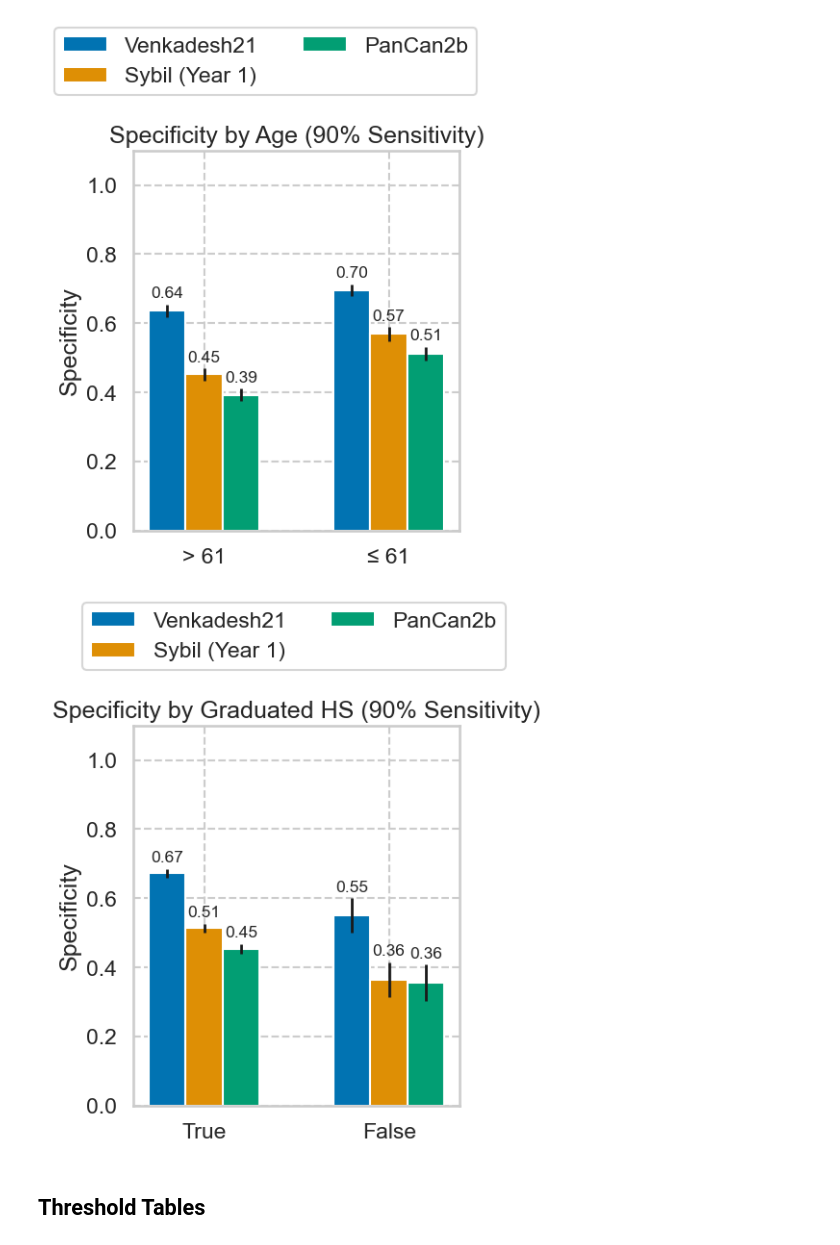
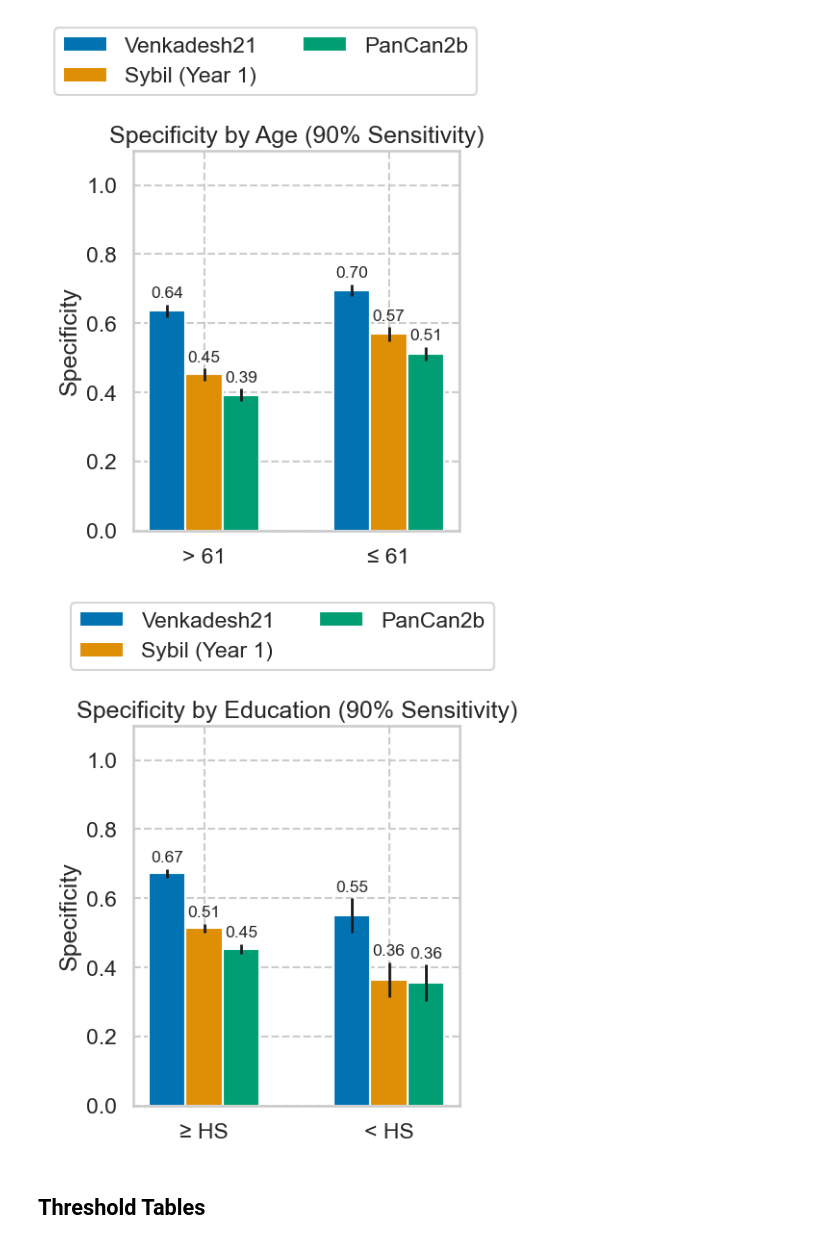
Before and after one commit to DIAGNijmegen/bodyct-lung-malignancy-fairness, a Jupyter notebook: melba_tables.ipynb, the cells around one changed output. Drawn from its saved outputs; the diff is of its cells as text; code cells hidden in the pictures.

```diff
--- a/melba_tables.ipynb
+++ b/melba_tables.ipynb
@@ -395,14 +395,14 @@ _ = threshold.plot_threshold_stats_subgroups(nlst_5911, "Age", dataset_name='NLS
 # %% [output]
 [figure]
 # %%
-_ = threshold.plot_threshold_stats_subgroups(nlst_5911, "Graduated HS", dataset_name='NLST',
+_ = threshold.plot_threshold_stats_subgroups(nlst_5911, "Education", dataset_name='NLST',
                                                 policies=nlst_5911_policies[['90% Sensitivity']], models=output.NLST_5911_MODELCOLS,
-                                                stats=threshold_nlst_5911.query(f'attribute == "Graduated HS"'),
+                                                stats=threshold_nlst_5911.query(f'attribute == "Education"'),
                                                 plot_metrics=['Specificity'], diff=False, show_mb_count=False,
                                                 imgpath=f"{FIG_DIR}/allTNReducation5911.png"
                                                 )
 # %% [output]
-[figure, old version]
+[figure, new version]
 # %% [markdown]
 ## Threshold Tables
 # %%
```
Also changed, not shown: parts of 28 cells of this notebook, 1 other file.
